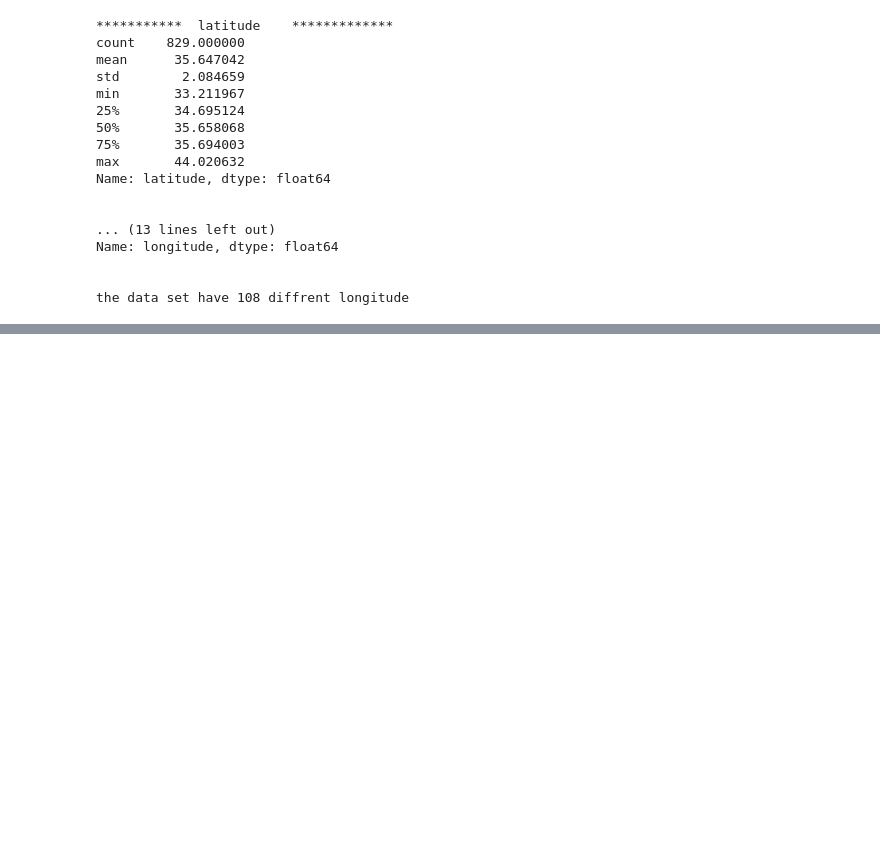
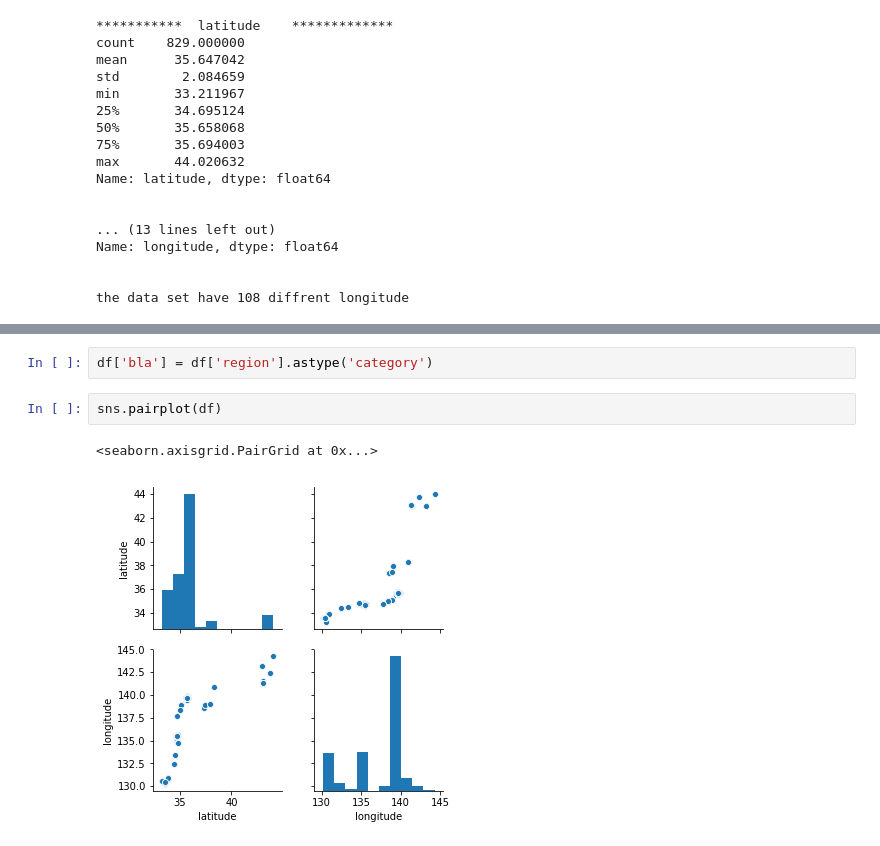
Before and after one commit to galiii/Recruit-Restaurant-Visitor-Forecasting, a Jupyter notebook: data-exploration/air_store_info-exploration.ipynb, the cells around one changed output, grey strips where cells are left out. Cells and saved outputs as stored; diff of their text form; blank space fills up the shorter version.

```diff
--- a/data-exploration/air_store_info-exploration.ipynb
+++ b/data-exploration/air_store_info-exploration.ipynb
@@ -241,0 +250,7 @@ the data set have 108 diffrent longitude
+# %%
+df['bla'] = df['region'].astype('category')
+# %%
+sns.pairplot(df)
+# %% [output]
+<seaborn.axisgrid.PairGrid at 0x...>
+[figure, added]
```
Also changed, not shown: parts of 9 cells of this notebook, 1 other file.
